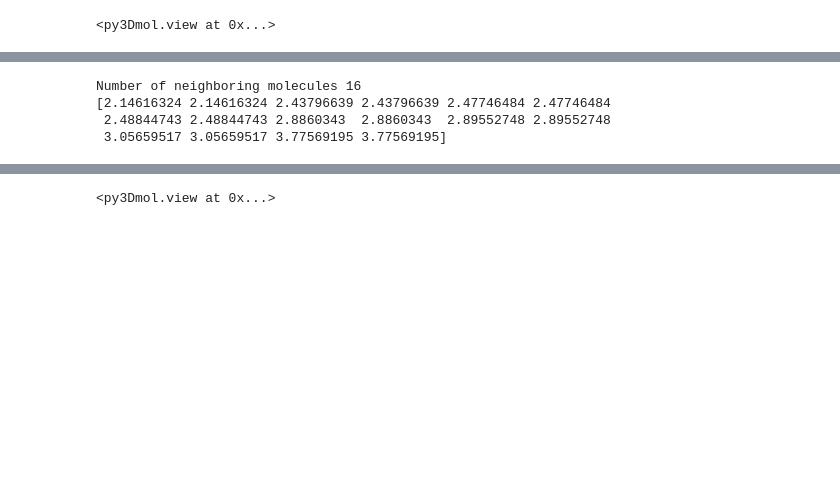
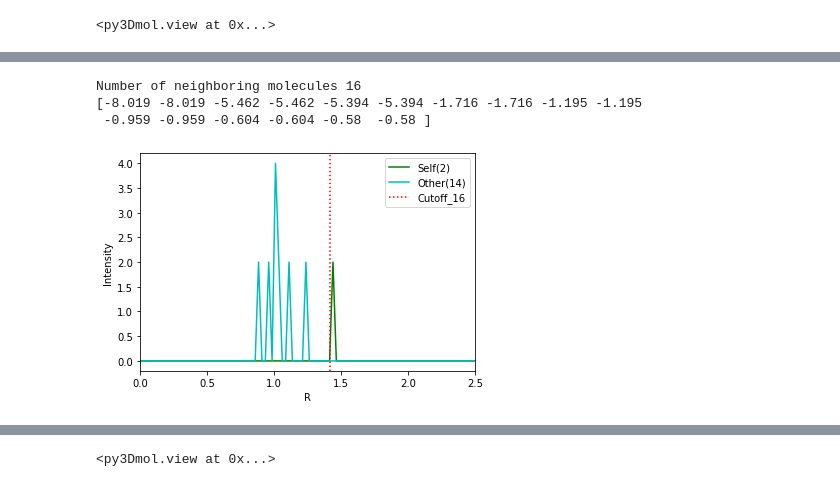
Before and after one commit to MaterSim/PyXtal, a Jupyter notebook: examples/tutorials_notebook/04_box.ipynb, the cells around one changed output, grey strips where cells are left out. Saved outputs shown, nothing was run; the diff lists cells and outputs as text; code cells hidden in the pictures; blank space fills up the shorter version.

```diff
--- a/examples/tutorials_notebook/04_box.ipynb
+++ b/examples/tutorials_notebook/04_box.ipynb
@@ -59,11 +59,11 @@ fig.show()
 [interactive output not drawn]
 [interactive output not drawn]
 # %%
-s.show_molecular_cluster(0, style='stick')
+s.show_mol_cluster(0, style='stick')
 # %% [output]
 Number of neighboring molecules 16
-[2.14616324 2.14616324 2.43796639 2.43796639 2.47746484 2.47746484
- 2.48844743 2.48844743 2.8860343  2.8860343  2.89552748 2.89552748
- 3.05659517 3.05659517 3.77569195 3.77569195]
+[-8.019 -8.019 -5.462 -5.462 -5.394 -5.394 -1.716 -1.716 -1.195 -1.195
+ -0.959 -0.959 -0.604 -0.604 -0.58  -0.58 ]
+[figure, added]
 [interactive output not drawn]
 <py3Dmol.view at 0x...>
```
Also changed, not shown: parts of 1 cell of this notebook, 9 other files.
